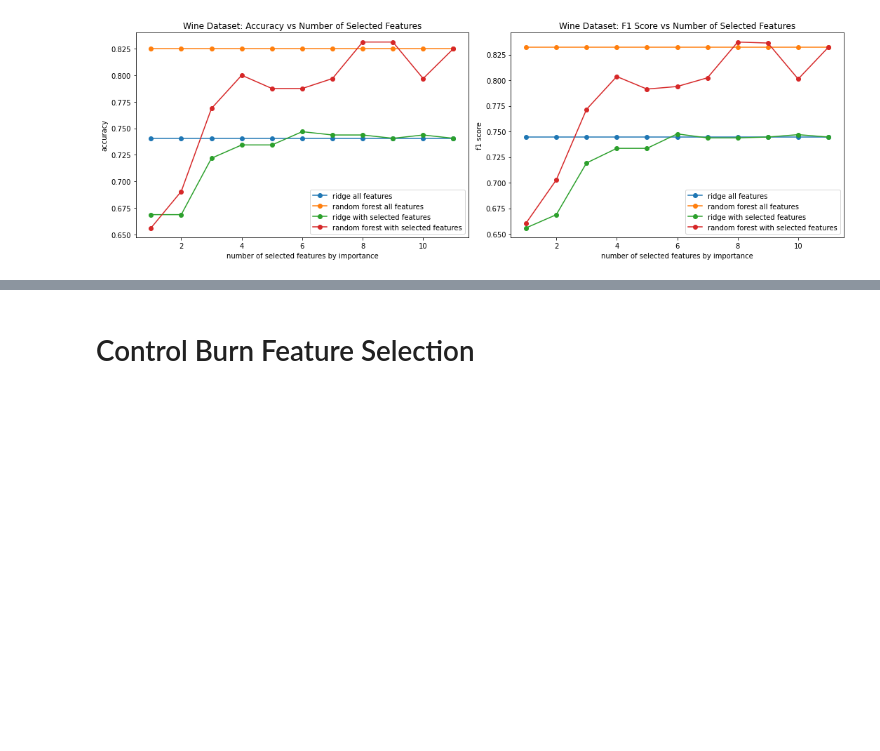
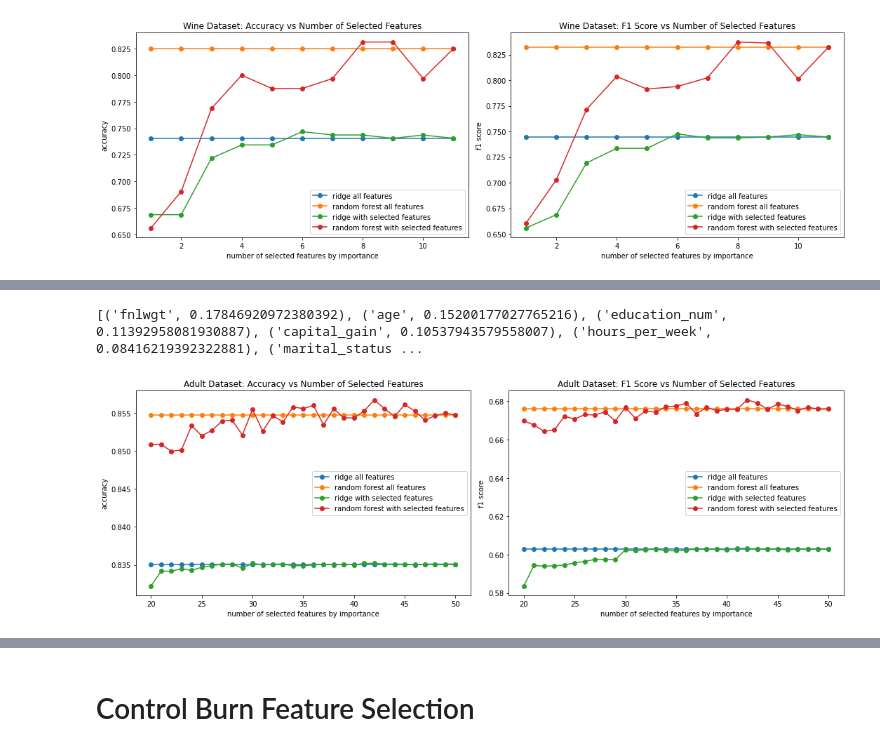
Before and after one commit to win13676/ORIE5741-Project, a Jupyter notebook: pakin_analysis.ipynb, the cells around one changed output, grey strips where cells are left out. Cells and saved outputs as stored; diff of their text form; code cells hidden in the pictures; blank space fills up the shorter version.

```diff
--- a/pakin_analysis.ipynb
+++ b/pakin_analysis.ipynb
@@ -29,0 +41,11 @@ Y_wine_test = wine_test_df["quality"]
+# %%
+adult_train_df = pd.read_csv("datasets/benchmark/adult_clean_train.csv")
+X_adult_train = adult_train_df.loc[:, adult_train_df.columns != "income_>50k"]
+country_filter = [ not "native_country" in x for x in X_adult_train.columns]
+X_adult_train = X_adult_train.loc[:, country_filter]
+Y_adult_train = adult_train_df["income_>50k"]
+
+adult_test_df = pd.read_csv("datasets/benchmark/adult_clean_test.csv")
+X_adult_test = adult_test_df.loc[:, adult_test_df.columns != "income_>50k"]
+X_adult_test = X_adult_test.loc[:, country_filter]
+Y_adult_test = adult_test_df["income_>50k"]
@@ -173,0 +262,5 @@ RF_Selection(X_wine_train, Y_wine_train, X_wine_test, Y_wine_test, "Wine")
+# %%
+RF_Selection(X_adult_train, Y_adult_train, X_adult_test, Y_adult_test, "Adult", min_features = 20)
+# %% [output]
+[('fnlwgt', 0.17846920972380392), ('age', 0.15200177027765216), ('education_num', 0.11392958081930887), ('capital_gain', 0.10537943579558007), ('hours_per_week', 0.08416219392322881), ('marital_status ...
+[figure, added]
```
Also changed, not shown: parts of 22 cells of this notebook.
